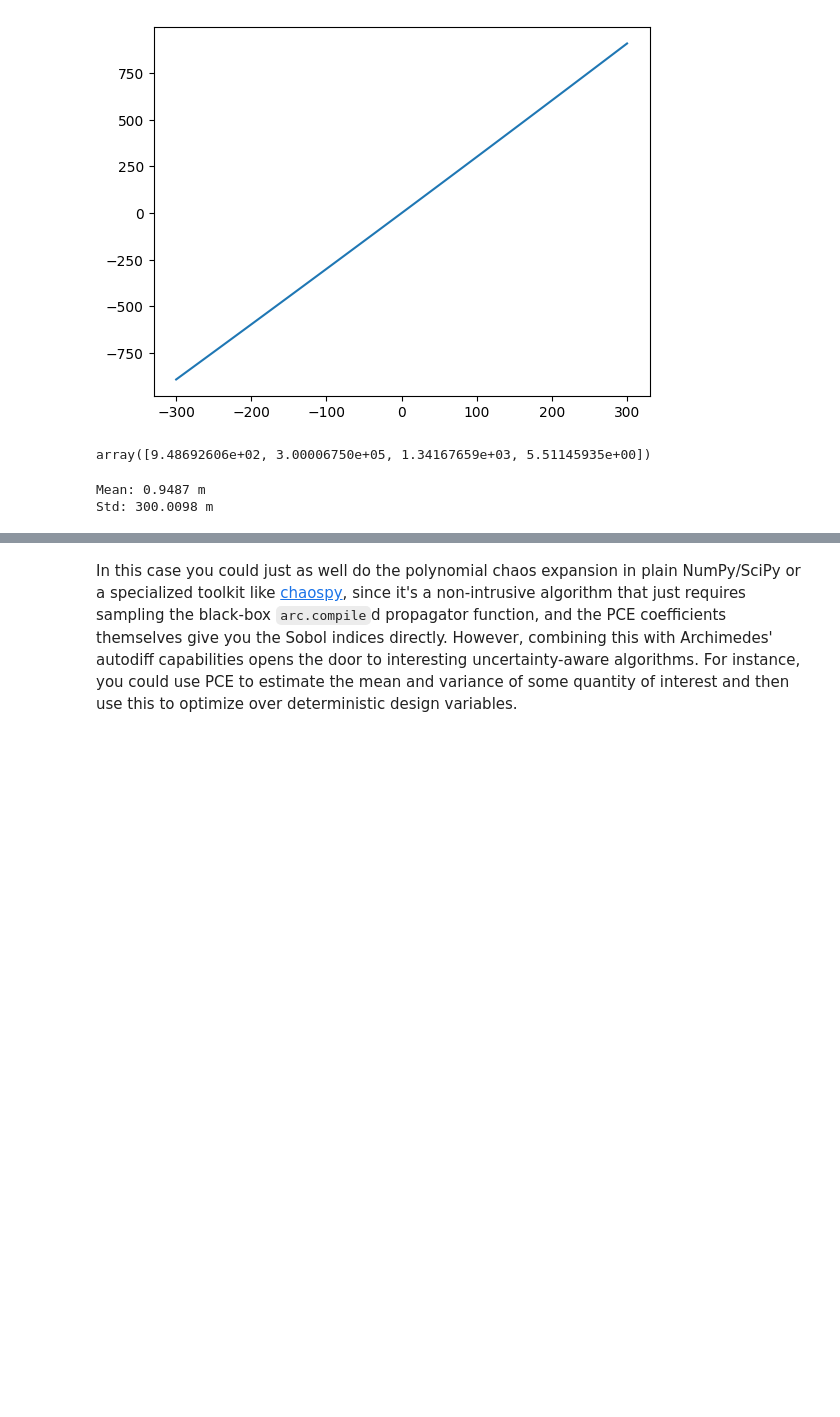
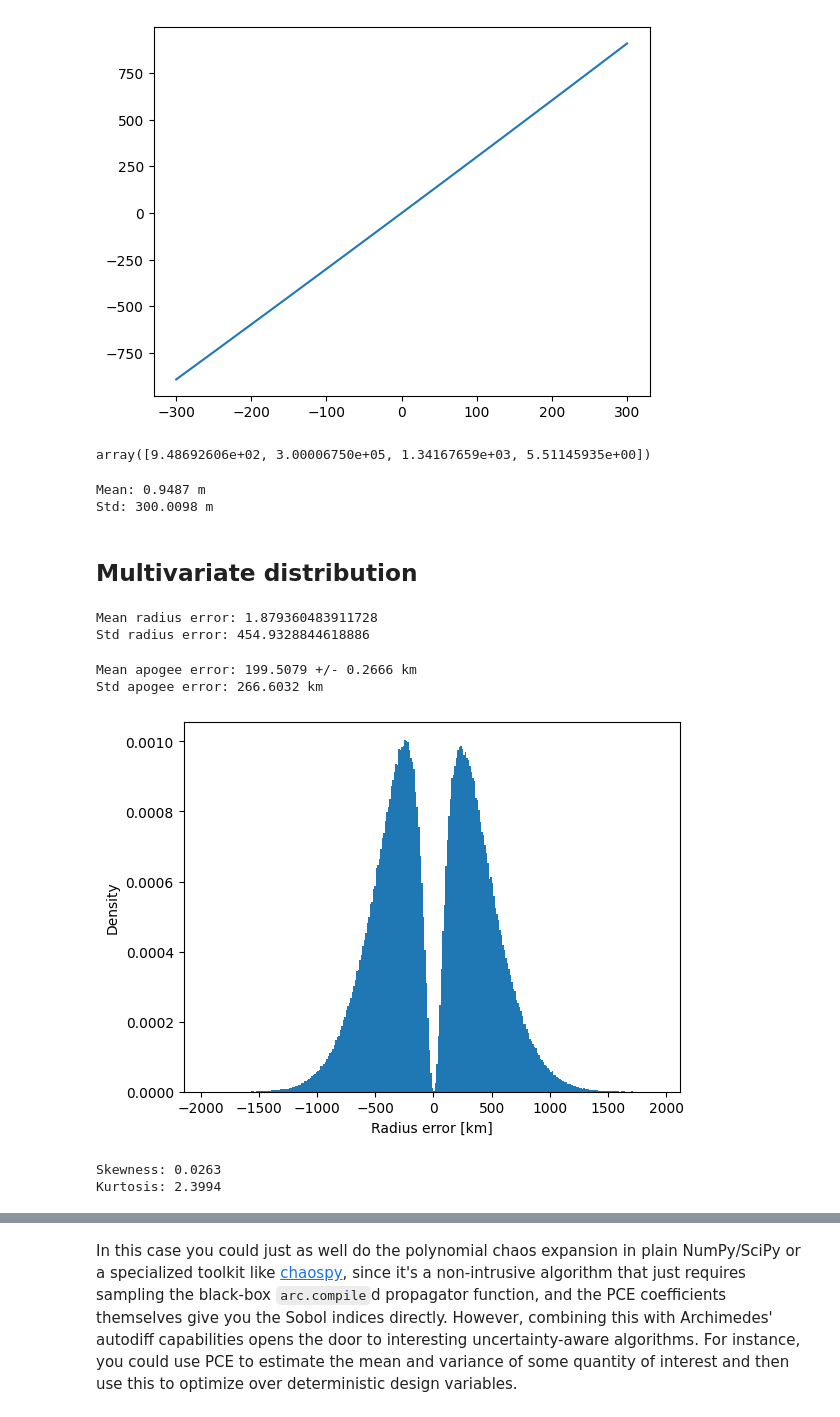
Before and after one commit to PineTreeLabs/archimedes, a Jupyter notebook: docs/source/tutorials/approximation/pce.ipynb, the cells around one changed output, grey strips where cells are left out. Cells and saved outputs as stored; diff of their text form; code cells hidden in the pictures; blank space fills up the shorter version.

```diff
--- a/docs/source/tutorials/approximation/pce.ipynb
+++ b/docs/source/tutorials/approximation/pce.ipynb
@@ -280,3 +279,60 @@ print(f"Std: {np.sqrt(np.sum(y.coefficients[1:]**2)) / 1e3:.4f} m")
 # %% [output]
 Mean: 0.9487 m
 Std: 300.0098 m
+# %% [markdown]
+## Multivariate distribution
+# %%
+# Monte Carlo
+sigma_dr_a = 100e3  # Apogee radius dispersion [m]
+sigma_dnu = np.radians(0.1)  # True anomaly dispersion [rad]
+sigma_dv_mag = 5.0  # Delta-v magnitude dispersion [m/s]
+sigma_dv_dir = np.radians(0.3)  # Delta-v direction dispersion [rad]
+
+n_samples = 1_000_000
+e_samples = np.zeros(n_samples)
+r_a_samples = np.zeros(n_samples)
+r_p_samples = np.zeros(n_samples)
+dr_a_samples = np.random.normal(0, sigma_dr_a, n_samples)
+dnu_samples = np.random.normal(0, sigma_dnu, n_samples)
+dv_mag_samples = np.random.normal(0, sigma_dv_mag, n_samples)
+dv_dir_samples = np.random.normal(0, sigma_dv_dir, n_samples)
+for i in range(n_samples):
+    dr_a = dr_a_samples[i]
+    dnu = dnu_samples[i]
+    dv_mag = dv_mag_samples[i]
+    dv_dir = dv_dir_samples[i]
+
+    e_samples[i], r_a_samples[i], r_p_samples[i] = f_buffered(dr_a, dnu, dv_mag, dv_dir)
+# %%
+r_a_err = r_a_samples - r_a0
+r_p_err = r_p_samples - r_a0
+max_is_apogee = abs(r_a_err) > abs(r_p_err)
+r_err = np.where(max_is_apogee, r_a_err, r_p_err)
+
+print(f"Mean radius error: {np.mean(r_err) / 1e3}")
+print(f"Std radius error: {np.std(r_err) / 1e3}")
+# %% [output]
+Mean radius error: 1.879360483911728
+Std radius error: 454.9328844618886
+# %%
+std_err = np.std(r_a_err[:n]) / np.sqrt(n)
+print(f"Mean apogee error: {np.mean(r_a_err) / 1e3:.4f} +/- {std_err / 1e3:.4f} km")
+print(f"Std apogee error: {np.std(r_a_err) / 1e3:.4f} km")
+# %% [output]
+Mean apogee error: 199.5079 +/- 0.2666 km
+Std apogee error: 266.6032 km
+# %%
+import matplotlib.pyplot as plt
+plt.hist(r_err / 1e3, bins=300, density=True)
+plt.xlabel("Radius error [km]")
+plt.ylabel("Density")
+plt.show()
+# %% [output]
+[figure, added]
+# %%
+from scipy.stats import kurtosis, skew
+print(f"Skewness: {skew(r_err):.4f}")
+print(f"Kurtosis: {kurtosis(r_err, fisher=False):.4f}")
+# %% [output]
+Skewness: 0.0263
+Kurtosis: 2.3994
```
Also changed, not shown: parts of 16 cells of this notebook, 9 other files.
